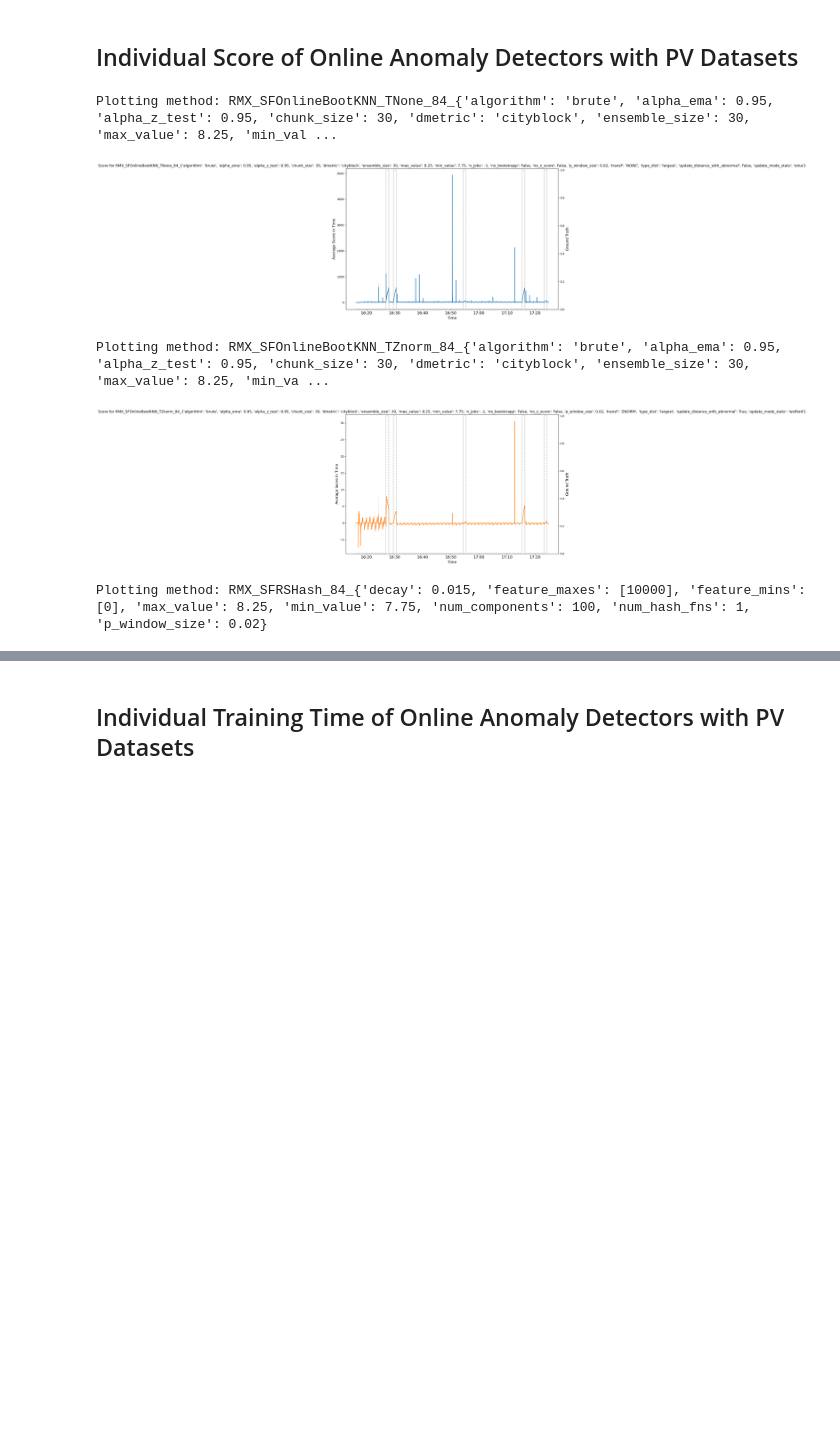
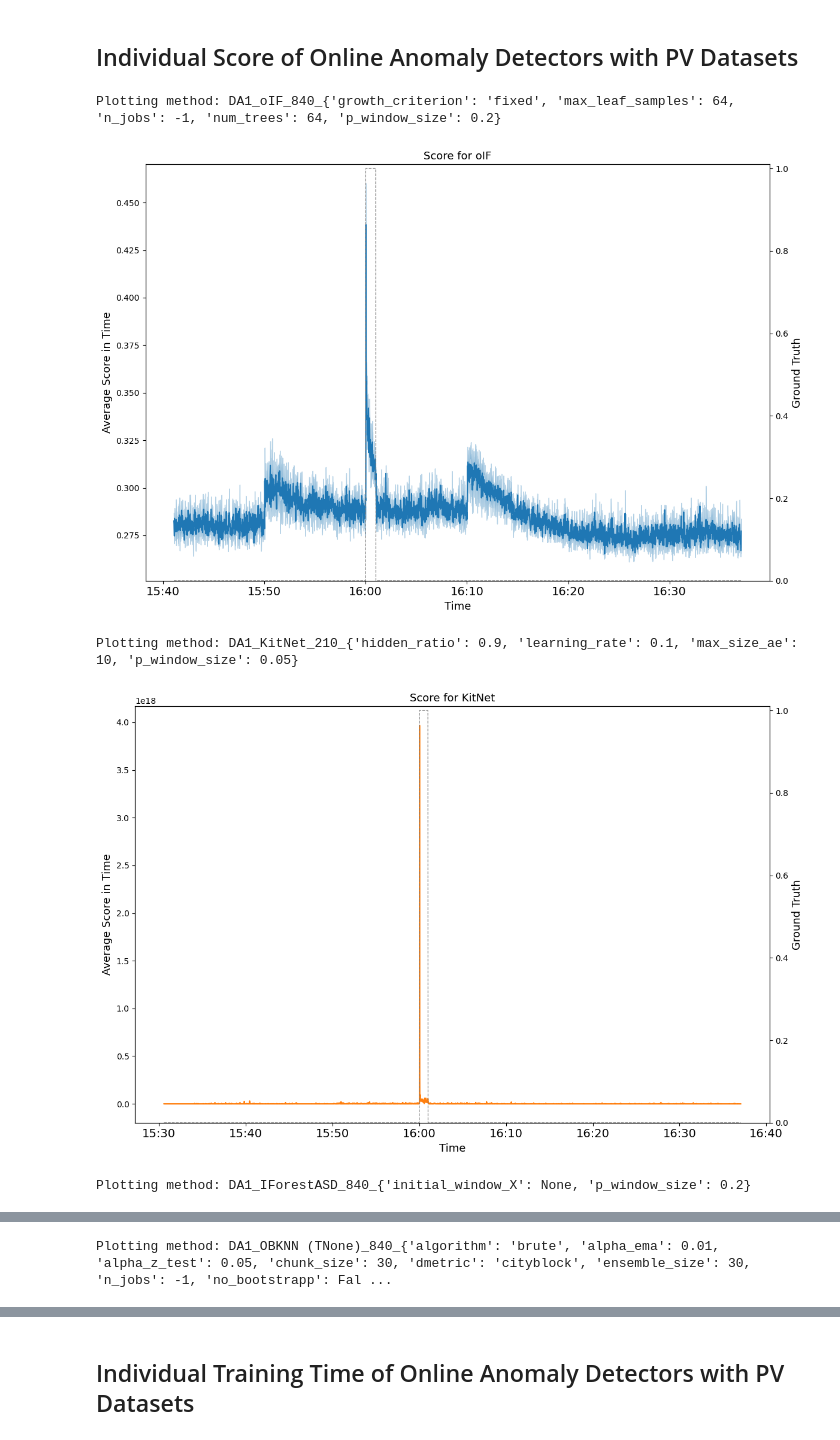
Before and after one commit to nirojasva/spectral-benchmark-bv4, a Jupyter notebook: notebooks/2_DA_Individual_Score_PV_Sources.ipynb, the cells around one changed output, grey strips where cells are left out. Cells and saved outputs as stored; diff of their text form; code cells hidden in the pictures; blank space fills up the shorter version.

Commit message:
updated analyssi individual score

```diff
--- a/notebooks/2_DA_Individual_Score_PV_Sources.ipynb
+++ b/notebooks/2_DA_Individual_Score_PV_Sources.ipynb
@@ -14,10 +14,10 @@ import warnings
 pd.set_option('display.max_colwidth', None)
 # %%
 TYPE_WS = "params_with_p_window_size" #params_with_p_window_size or params_with_window
-COD_SCENARIO = 'RMX' #Cod of Datasets used for tuning: DA3, 116
+COD_SCENARIO = 'DA1' #Cod of Datasets used for tuning: DA3, 116
 #METHODS_TO_ANALYSE = ["IForestASD", "KitNet", "mDragStream", "RSHash", "ExactStorm", "HStree", "xStream", "oIF", "SWLOF", "OnlineBootKNN", "RobustRandomCutForest"]
 #METHODS_TO_ANALYSE = ["IForestASD", "HStree", "oIF", "RobustRandomCutForest"] # Decisition-Tree based methods
-METHODS_TO_ANALYSE = ["SFOnlineBootKNN","SFRSHash"]
+METHODS_TO_ANALYSE = ["IForestASD","KitNet","oIF","OnlineBootKNN","ExactStorm"]
 # %%
 # --- Setup ---
 # Configure logging
@@ -170,3 +170,24 @@ array(['RMX'], dtype=object)
+# %%
+df['method_window_and_param'] = df['method_window_and_param'].str.replace("OnlineBootKNN_TNone", "OBKNN (TNone)")
+df['method_window_and_param'] = df['method_window_and_param'].str.replace("OnlineBootKNN_TZnorm", "OBKNN (TZNorm)")
+
+# Shortening the name of the methods
+new_method_name = {"xStream":"XStream",
+"RSHash":"RSHash", "IForestASD":"IFASD", "RobustRandomCutForest":"RRCF", "KitNet":"KitNet", "ExactStorm":"EStorm","oIF":"OIF", "HStree":"HStree", "OnlineBootKNN":"OBKNN",
+"SFxStream":"SFXStream",
+"SFRSHash":"SFRSHash", "SFIForestASD":"SFIFASD", "SFRobustRandomCutForest":"SFRRCF", "SFKitNet":"SFKitNet", "SFExactStorm":"SFEStorm","SFoIF":"SFOIF", "SFHStree":"SFHStree", "SFOnlineBootKNN":"SFOBKNN"
+}
+
+df["method"] = df['method'].replace(new_method_name)
+
+mask_none = (df['method'] == 'OBKNN') & \
+           (df['method_window_and_param'].str.contains('NONE', case=False, na=False))
+df.loc[mask_none, 'method'] = 'OBKNN (None)'
+
+# Case 2: ZNormalization
+mask_znorm = (df['method'] == 'OBKNN') & \
+           (df['method_window_and_param'].str.contains('ZNORM', case=False, na=False))
+df.loc[mask_znorm, 'method'] = 'OBKNN (ZNorm)'
 # %%
 df.columns
 # %% [output]
@@ -474,7 +500,7 @@ for m, color in zip(tecnique, color_list):
     # Set labels and title for the first y-axis
     ax1.set_xlabel('Time', fontsize=FONTSIZE_SEC)
     ax1.set_ylabel('Average Score in Time', fontsize=FONTSIZE_SEC)
-    ax1.set_title(f"Score for {m}", fontsize=FONTSIZE_SEC)
+    ax1.set_title(f"Score for {m.split('_')[1]}", fontsize=FONTSIZE_SEC)
 
     UPPPER_LIMIT = 1000000000
     #ax1.set_ylim(method_data['mean_score'].median() - UPPPER_LIMIT*0.1, method_data['mean_score'].median() + UPPPER_LIMIT)  # Scale the ground truth values down (50% here)
@@ -492,36 +518,36 @@ for m, color in zip(tecnique, color_list):
         color='grey', linestyle='--',
         linewidth=0.9  # Make the line very thin
     )
 
     # Set label for the second y-axis
     ax2.set_ylabel('Ground Truth', fontsize=FONTSIZE_SEC)
 
     # Adjust the second y-axis range (this is the key part to scale it visually)
     ax2.set_ylim(0, 1.01)  # Scale the ground truth values down (50% here)
 
     # Add legends and grid
     #ax1.legend(loc='upper left', fontsize=FONTSIZE_MAIN)
     #ax2.legend(loc='upper right', fontsize=FONTSIZE_MAIN)
 
 
     ax1.grid(False)  # Remove gridlines
 
     # Format the x-axis to show only the hours
     ax1.xaxis.set_major_formatter(mdates.DateFormatter('%H:%M'))
     # Improve layout and display
     ax1.tick_params(axis='x', labelsize=FONTSIZE_MAIN)  # larger x-axis labels
 
     plt.xticks(rotation=45, fontsize=FONTSIZE_MAIN)
     plt.tight_layout()
 
     # Save the plot
-    # plt.savefig(current_dir / 'notebooks' / 'score_functions'/ f"{SCENARIO}_score_{m}.pdf", format="pdf")
+    plt.savefig(current_dir / 'notebooks' / 'score_functions'/ f"{COD_SCENARIO}_score_{m.split('_')[1]}.pdf", format="pdf")
 
     # Display the plot
     plt.show()
 # %% [output]
-Plotting method: RMX_SFOnlineBootKNN_TNone_84_{'algorithm': 'brute', 'alpha_ema': 0.95, 'alpha_z_test': 0.95, 'chunk_size': 30, 'dmetric': 'cityblock', 'ensemble_size': 30, 'max_value': 8.25, 'min_val ...
+Plotting method: DA1_oIF_840_{'growth_criterion': 'fixed', 'max_leaf_samples': 64, 'n_jobs': -1, 'num_trees': 64, 'p_window_size': 0.2}
-[figure, old version]
+[figure, new version]
-Plotting method: RMX_SFOnlineBootKNN_TZnorm_84_{'algorithm': 'brute', 'alpha_ema': 0.95, 'alpha_z_test': 0.95, 'chunk_size': 30, 'dmetric': 'cityblock', 'ensemble_size': 30, 'max_value': 8.25, 'min_va ...
+Plotting method: DA1_KitNet_210_{'hidden_ratio': 0.9, 'learning_rate': 0.1, 'max_size_ae': 10, 'p_window_size': 0.05}
-[figure, old version]
+[figure, new version]
-Plotting method: RMX_SFRSHash_84_{'decay': 0.015, 'feature_maxes': [10000], 'feature_mins': [0], 'max_value': 8.25, 'min_value': 7.75, 'num_components': 100, 'num_hash_fns': 1, 'p_window_size': 0.02}
+Plotting method: DA1_IForestASD_840_{'initial_window_X': None, 'p_window_size': 0.2}
@@ -528,0 +555 @@ Plotting method: RMX_SFRSHash_84_{'decay': 0.015, 'feature_maxes': [10000], 'fea
+Plotting method: DA1_OBKNN (TNone)_840_{'algorithm': 'brute', 'alpha_ema': 0.01, 'alpha_z_test': 0.05, 'chunk_size': 30, 'dmetric': 'cityblock', 'ensemble_size': 30, 'n_jobs': -1, 'no_bootstrapp': Fal ...
```
Also changed, not shown: parts of 18 cells of this notebook, 6 other files.
